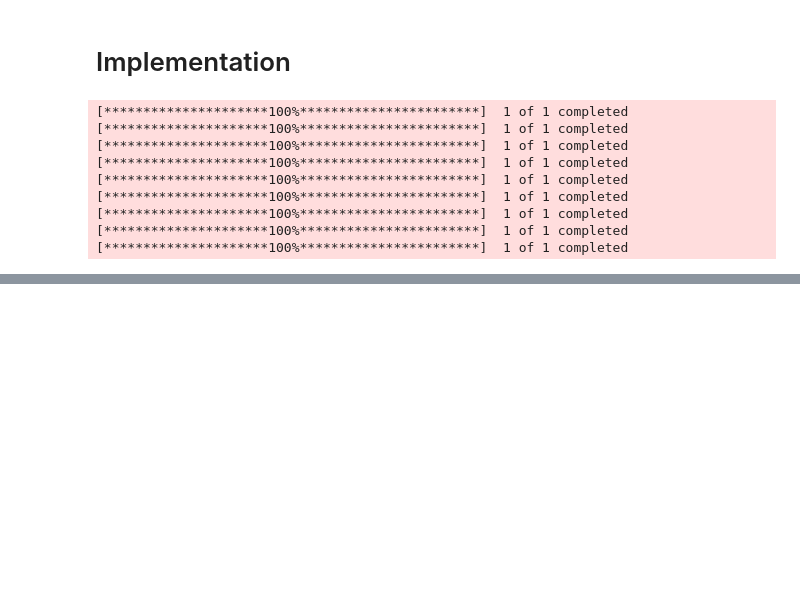
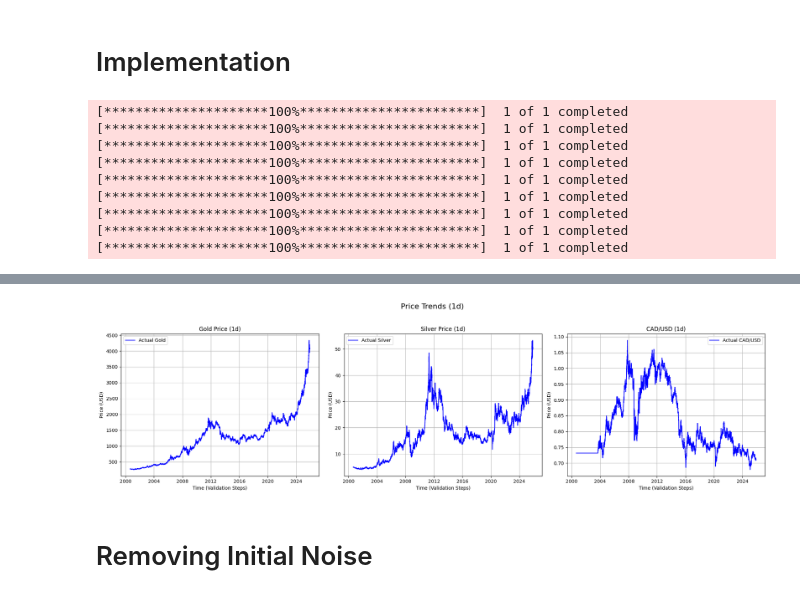
Before and after one commit to ritamerhi/ML-Project, a Jupyter notebook: datasets.ipynb, the cells around one changed output, grey strips where cells are left out. Saved outputs shown, nothing was run; the diff lists cells and outputs as text; code cells hidden in the pictures; blank space fills up the shorter version.

```diff
--- a/datasets.ipynb
+++ b/datasets.ipynb
@@ -133 +113,9 @@ all_prices.to_csv("/content/drive/MyDrive/ml-datasets/currencies_prediction/pric
+# %%
+gold_1d = gold_1d[["Close"]].rename(columns={"Close": "Gold"})
+silver_1d = silver_1d[["Close"]].rename(columns={"Close": "Silver"})
+cad_1d = cad_1d[["Close"]].rename(columns={"Close": "CAD"})
+
+prices_1d = gold_1d.join([silver_1d, cad_1d], how="outer")
+prices_1d = prices_1d.ffill().bfill() # forward-fill + backward-fill to deal with missing values
+prices_1d.to_csv("/content/drive/MyDrive/ml-datasets/currencies_prediction/prices_1d.csv")
 # %%
@@ -167,0 +224,34 @@ all_prices.describe()
+# %%
+fig, axes = plt.subplots(1, 3, figsize=(20, 6))
+fig.suptitle('Price Trends (1d)', fontsize=16)
+
+# gold
+axes[0].plot(prices_1d['Gold'], color="blue", label="Actual Gold")
+axes[0].set_title("Gold Price (1d)")
+axes[0].set_xlabel("Time (Validation Steps)")
+axes[0].set_ylabel("Price (USD)")
+axes[0].legend()
+axes[0].grid(True)
+
+# silver
+axes[1].plot(prices_1d['Silver'], color="blue", label="Actual Silver")
+axes[1].set_title("Silver Price (1d)")
+axes[1].set_xlabel("Time (Validation Steps)")
+axes[1].set_ylabel("Price (USD)")
+axes[1].legend()
+axes[1].grid(True)
+
+# CAD
+axes[2].plot(prices_1d['CAD'], color="blue", label="Actual CAD/USD")
+axes[2].set_title("CAD/USD (1d)")
+axes[2].set_xlabel("Time (Validation Steps)")
+axes[2].set_ylabel("Price (USD)")
+axes[2].legend()
+axes[2].grid(True)
+
+plt.tight_layout(rect=[0, 0.03, 1, 0.95])
+plt.show()
+# %% [output]
+[figure, added]
+# %% [markdown]
+# Removing Initial Noise
```
Also changed, not shown: parts of 23 cells of this notebook, 1 other file.
